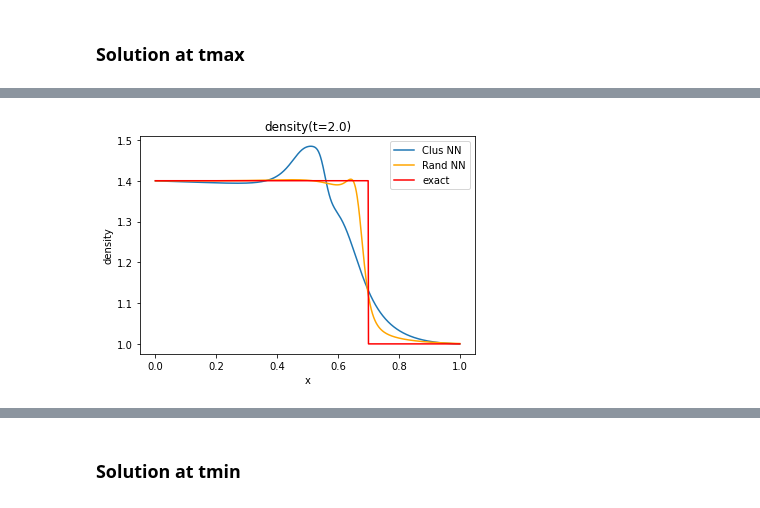
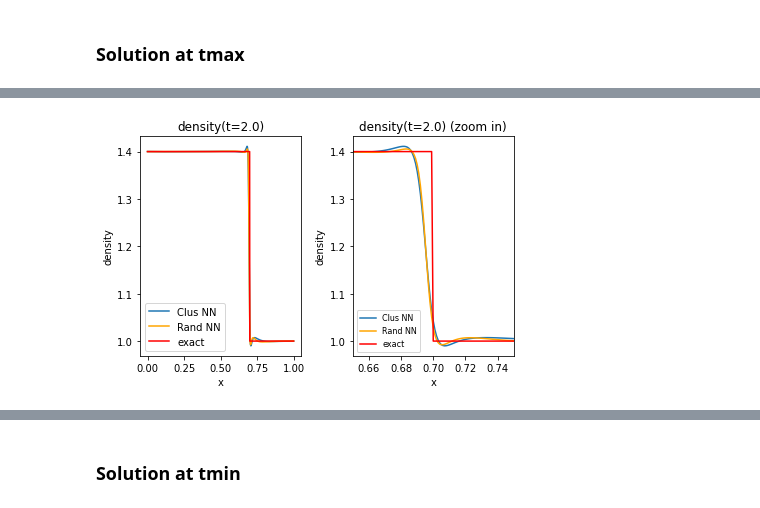
Before and after one commit to caizihuahua/Reading_Material, a Jupyter notebook: notebook/ex1.ipynb, the cells around one changed output, grey strips where cells are left out. Saved outputs shown, nothing was run; the diff lists cells and outputs as text; code cells hidden in the pictures.

```diff
--- a/notebook/ex1.ipynb
+++ b/notebook/ex1.ipynb
@@ -116,13 +118,15 @@ class PINN(tf.keras.Model):
             p = u[:,2][:,None]
         rho_t = tp.gradient(rho,self.t_r)
         v_t = tp.gradient(v,self.t_r)
+        p_t = tp.gradient(p,self.t_r)
         rho_x = tp.gradient(rho,self.x_r)
         v_x = tp.gradient(v,self.x_r)
         p_x = tp.gradient(p,self.x_r)
         del tp
         equ_1 = rho_t + rho_x*v + rho*v_x
         equ_2 = (rho_t*v + rho*v_t) + (rho*(2*v*v_x) +(v**2)*rho_x + p_x)
-        r = tf.reduce_mean(tf.square(equ_1)+tf.square(equ_2))
+        equ_3 = (5/2*p_t+1/2*rho_t*v*v+rho*v*v_t)+(v_x*(7/2*p+1/2*rho*v*v)+v*(7/2*p_x+1/2*rho_x*v*v+rho*v*v_x))
+        r = tf.reduce_mean(tf.square(equ_1)+tf.square(equ_2)+tf.square(equ_3))
         return r
 
     def loss_icbc(self):
@@ -499,33 +503,61 @@ fig3.tight_layout()
 # %% [markdown]
 ### Solution at tmax
 # %%
-fig1,ax1 = plt.subplots(1)
-ax1.set_title(f"density(t={tmax})")
-ax1.set_xlabel('x')
-ax1.set_ylabel('density')
-ax1.plot(x[:,0],density_clus[-1],label="Clus NN")
-ax1.plot(x[:,0],density_rand[-1],color="orange",label="Rand NN",markersize=3)
+fig1,ax1 = plt.subplots(1,2)
+ax1[0].set_title(f"density(t={tmax})")
+ax1[0].set_xlabel('x')
+ax1[0].set_ylabel('density')
+ax1[0].plot(x[:,0],density_clus[-1],label="Clus NN")
+ax1[0].plot(x[:,0],density_rand[-1],color="orange",label="Rand NN",markersize=3)
 yy = np.array([1.4 if tmp<0.5+0.1*tmax else 1.0 for tmp in x[:,0]])
-ax1.plot(x[:,0],yy,color="r",label='exact')
-ax1.legend(loc="upper right")
+ax1[0].plot(x[:,0],yy,color="r",label='exact')
+ax1[0].legend(loc="lower left")
+ax1[1].set_title(f"density(t={tmax}) (zoom in)")
+ax1[1].set_xlabel('x')
+ax1[1].set_ylabel('density')
+ax1[1].plot(x[:,0],density_clus[-1],label="Clus NN")
+ax1[1].plot(x[:,0],density_rand[-1],color="orange",label="Rand NN",markersize=3)
+yy = np.array([1.4 if tmp<0.5+0.1*tmax else 1.0 for tmp in x[:,0]])
+ax1[1].plot(x[:,0],yy,color="r",label='exact')
+ax1[1].legend(loc="lower left",fontsize=8)
+ax1[1].set_xlim(0.65,0.75)
+fig1.tight_layout()
 
-fig2,ax2 = plt.subplots(1)
-ax2.set_title(f"velocity(t={tmax})")
-ax2.set_xlabel('x')
-ax2.set_ylabel('velocity')
-ax2.plot(x[:,0],velocity_clus[-1],label="Clus NN")
-ax2.plot(x[:,0],velocity_rand[-1],color="orange",label="Rand NN",markersize=3)
-ax2.plot(x[:,0],np.ones(len(x[:,0]))*0.1,color="r",label="exact")
-ax2.legend(loc="upper right")
+fig2,ax2 = plt.subplots(2)
+ax2[0].set_title(f"velocity(t={tmax})")
+ax2[0].set_xlabel('x')
+ax2[0].set_ylabel('velocity')
+ax2[0].plot(x[:,0],velocity_clus[-1],label="Clus NN")
+ax2[0].plot(x[:,0],velocity_rand[-1],color="orange",label="Rand NN",markersize=3)
+ax2[0].plot(x[:,0],np.ones(len(x[:,0]))*0.1,color="r",label="exact")
+ax2[0].legend(loc="upper right")
+ax2[0].set_ylim(0.09,0.11)
+ax2[1].set_title(f"velocity(t={tmax}) (zoom in)")
+ax2[1].set_xlabel('x')
+ax2[1].set_ylabel('velocity')
+ax2[1].plot(x[:,0],velocity_clus[-1],label="Clus NN")
+ax2[1].plot(x[:,0],velocity_rand[-1],color="orange",label="Rand NN",markersize=3)
+ax2[1].plot(x[:,0],np.ones(len(x[:,0]))*0.1,color="r",label="exact")
+ax2[1].legend(loc="upper right")
+fig2.tight_layout()
 
-fig3,ax3 = plt.subplots(1)
-ax3.set_title(f"pressure(t={tmax})")
-ax3.set_xlabel('x')
-ax3.set_ylabel('pressure')
-ax3.plot(x[:,0],pressure_clus[-1],label="Clus NN")
-ax3.plot(x[:,0],pressure_rand[-1],color="orange",label="Rand NN",markersize=3)
-ax3.plot(x[:,0],np.ones(len(x[:,0])),color="r",label="exact")
-ax3.legend(loc="upper right")
+fig3,ax3 = plt.subplots(2)
+ax3[0].set_title(f"pressure(t={tmax})")
+ax3[0].set_xlabel('x')
+ax3[0].set_ylabel('pressure')
+ax3[0].plot(x[:,0],pressure_clus[-1],label="Clus NN")
+ax3[0].plot(x[:,0],pressure_rand[-1],color="orange",label="Rand NN",markersize=3)
+ax3[0].plot(x[:,0],np.ones(len(x[:,0])),color="r",label="exact")
+ax3[0].legend(loc="upper right")
+ax3[0].set_ylim(0.9,1.1)
+ax3[1].set_title(f"pressure(t={tmax}) (zoom in)")
+ax3[1].set_xlabel('x')
+ax3[1].set_ylabel('pressure')
+ax3[1].plot(x[:,0],pressure_clus[-1],label="Clus NN")
+ax3[1].plot(x[:,0],pressure_rand[-1],color="orange",label="Rand NN",markersize=3)
+ax3[1].plot(x[:,0],np.ones(len(x[:,0])),color="r",label="exact")
+ax3[1].legend(loc="upper right",fontsize=8)
+fig3.tight_layout()
 
 # savepath="./pics"
 # if not os.path.exists(savepath):
@@ -538 +569 @@ ax3.legend(loc="upper right")
-[figure, old version]
+[figure, new version]
```
Also changed, not shown: parts of 11 cells of this notebook, 13 other files.
